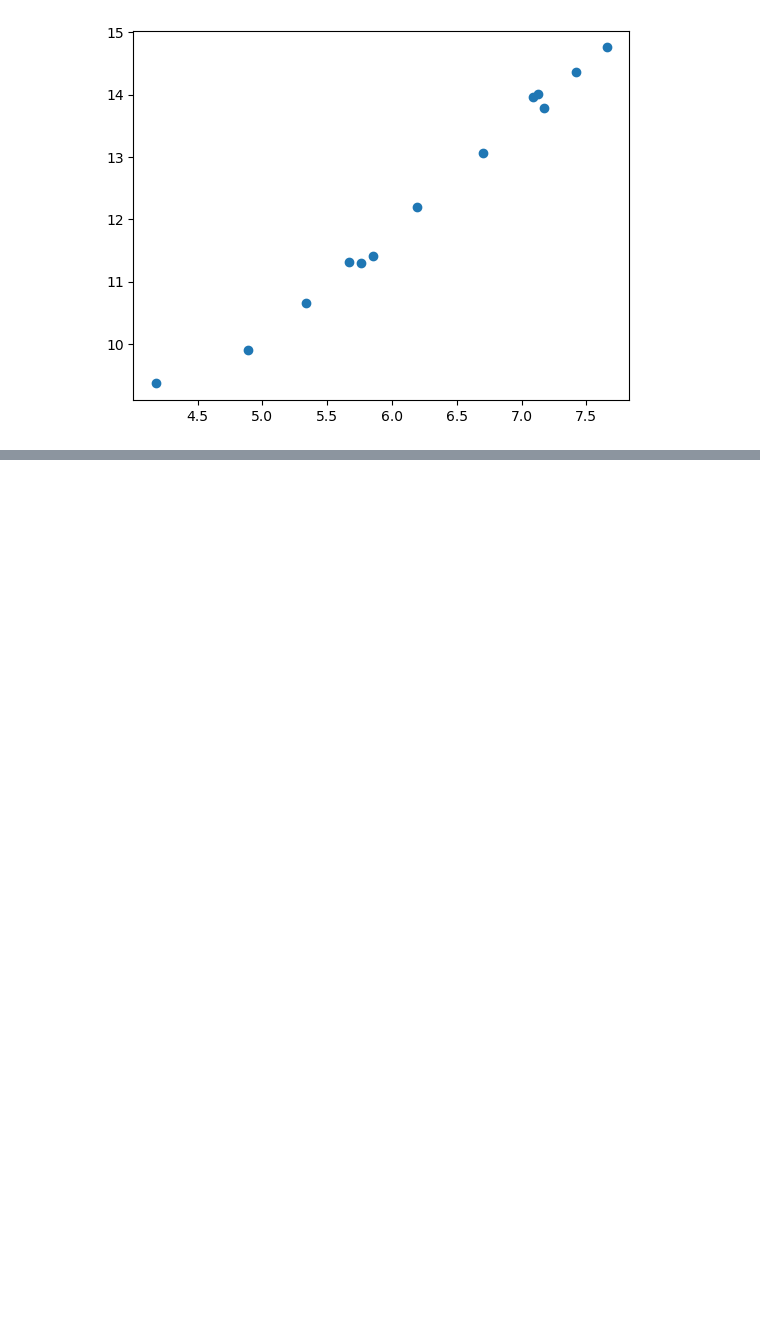
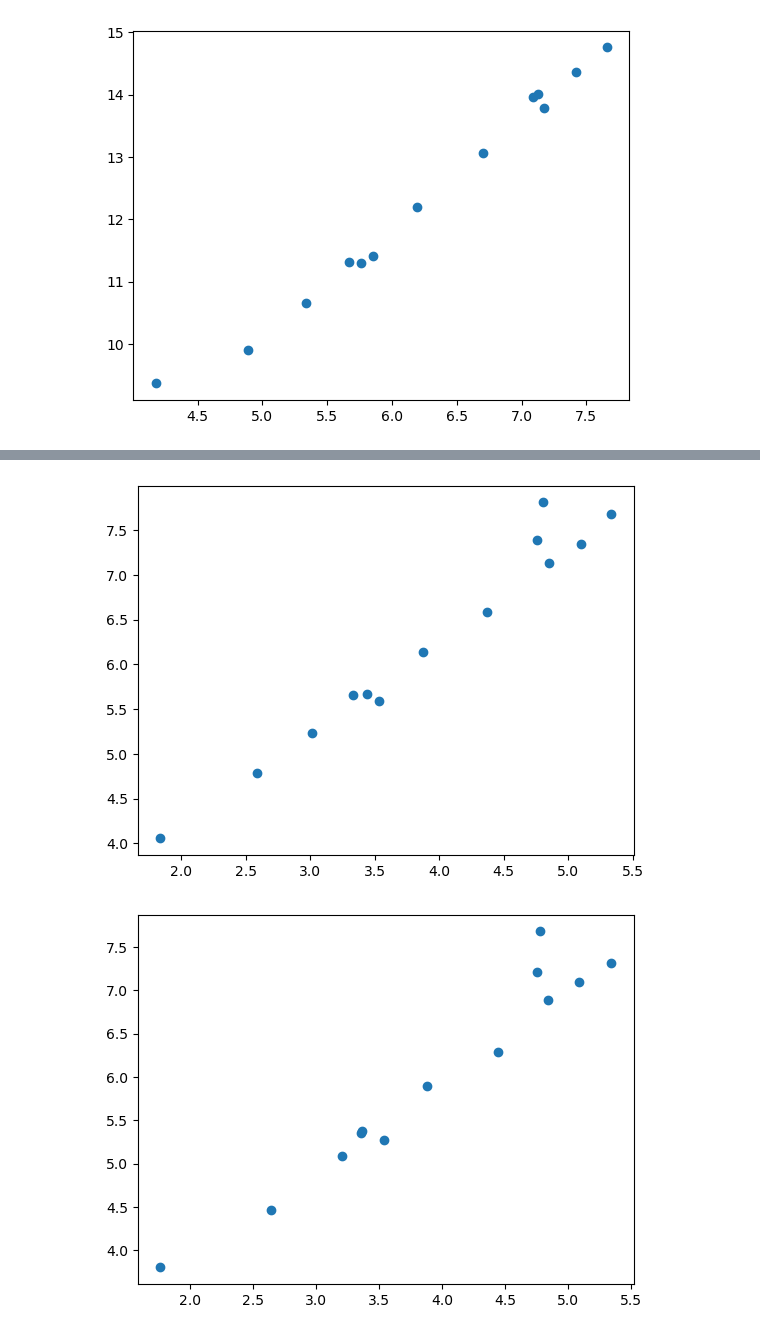
Before and after one commit to rrrrrrrlll/M2R_Group_12, a Jupyter notebook: datafit_rescale_iz.ipynb, the cells around one changed output, grey strips where cells are left out. Saved outputs shown, nothing was run; the diff lists cells and outputs as text; code cells hidden in the pictures; blank space fills up the shorter version.

```diff
--- a/datafit_rescale_iz.ipynb
+++ b/datafit_rescale_iz.ipynb
@@ -38,6 +35,16 @@ import pandas as pd
 file_path = 'datasets/Donor1_CD4_Genes.csv'
 
 df1 = pd.read_csv(file_path)
+# %%
+def dfg(a,b):
+    file_path = 'datasets/Donor%d_CD%d_Genes.csv' %(a,b)
+    all_df = pd.read_csv(file_path)
+    file_path = 'datasets/mt_genes_metadata.csv'
+    dfmeta = pd.read_csv(file_path)
+    protein_coding_genes = dfmeta[dfmeta['gene_type'] == 'protein_coding']
+    protein_names = protein_coding_genes['gene_name'].tolist()
+    df2 = pd.DataFrame([all_df[i] for i in protein_names]).T
+    return df2
 # %% [markdown]
 ### I only need 13 proteins, df2
 # %%
@@ -190,0 +271,16 @@ CompoundStep
+# %%
+def log_gene_plot(df_n):
+    df_final = normiz_2(df_n).T
+    gene_mean = [np.mean(df_final.iloc[i]) for i in range(13)]
+    gene_var = [np.var(df_final.iloc[i]) for i in range(13)]
+    log_gene_mean = np.log(gene_mean)
+    log_gene_var = np.log(gene_var)
+    plt.scatter(log_gene_mean,log_gene_var)
+# %%
+log_gene_plot(normiz_2(dfg(1,4)))
+plt.show()
+log_gene_plot(normiz_2(dfg(1,8)))
+plt.show()
+# %% [output]
+[figure, added]
+[figure, added]
```
Also changed, not shown: parts of 13 cells of this notebook.
